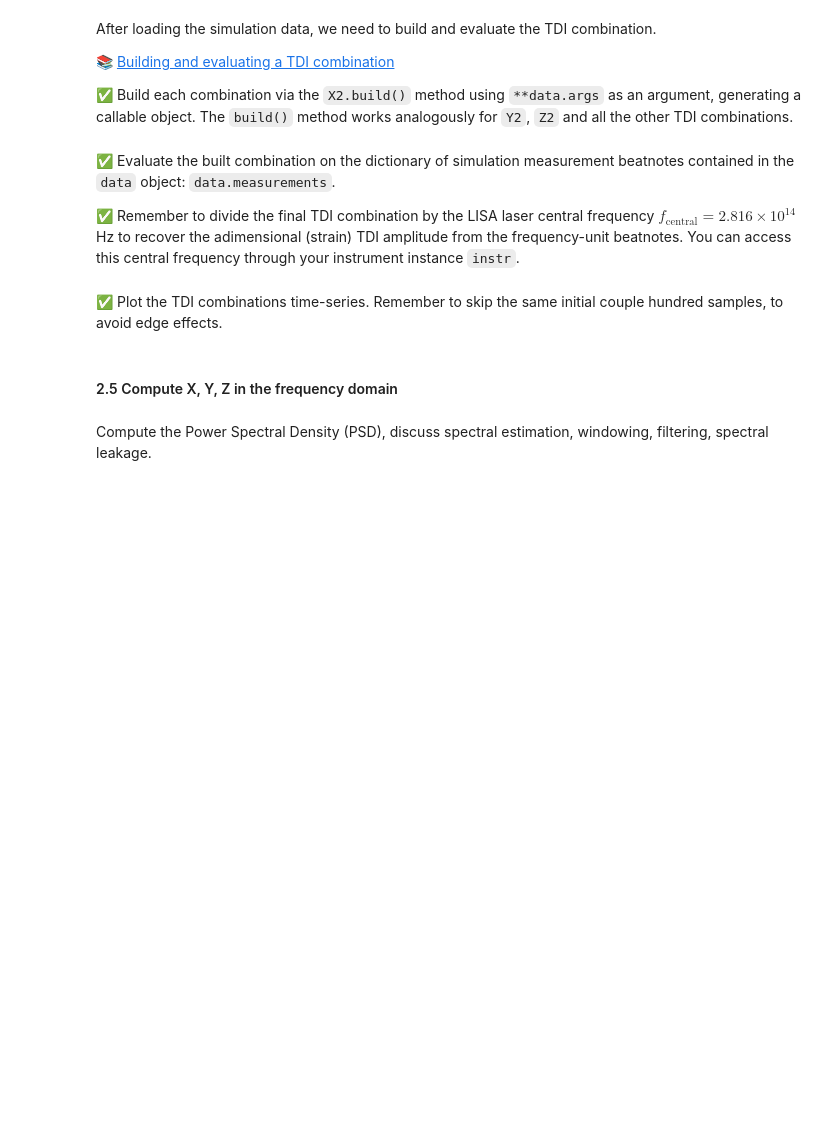
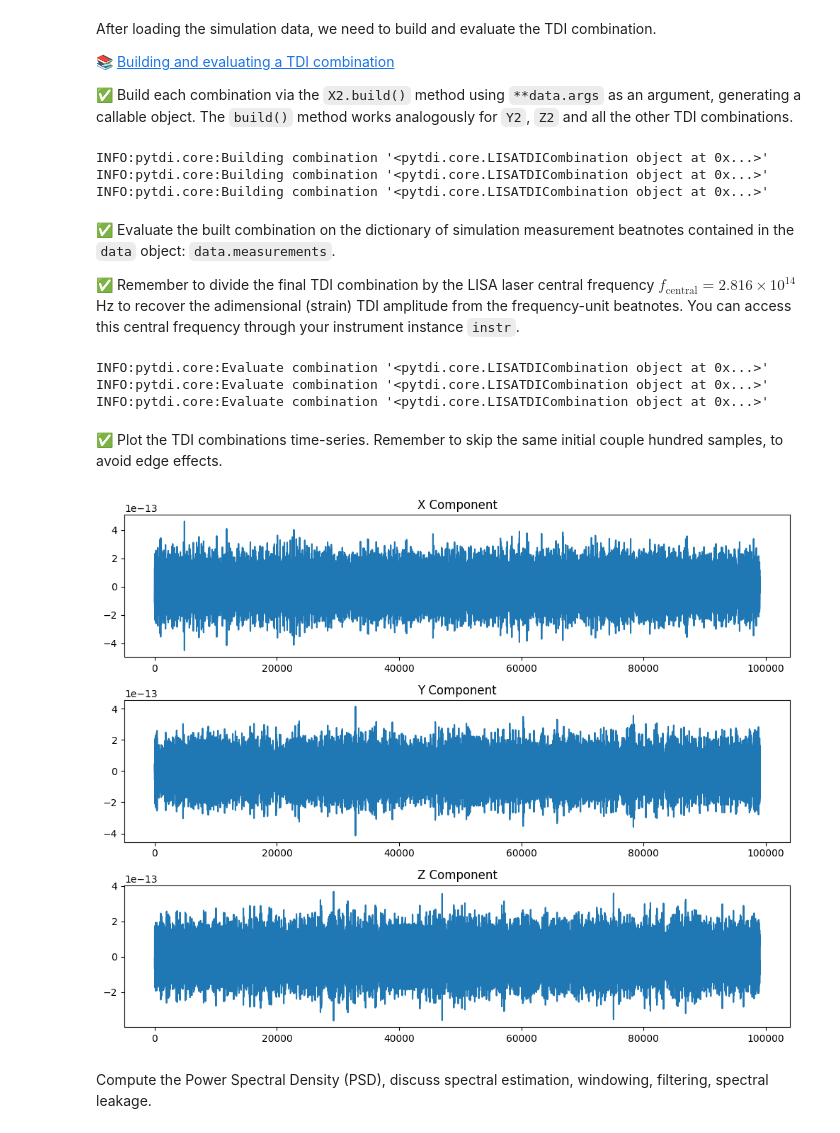
Before and after one commit to rplazevedo/lisa-data-workshop, a Jupyter notebook: Oct_7_Session_1_Data_Generation.ipynb, the cells around one changed output. Saved outputs shown, nothing was run; the diff lists cells and outputs as text; code cells hidden in the pictures; blank space fills up the shorter version.

Commit message:
Done up to Data Generation 2

```diff
--- a/Oct_7_Session_1_Data_Generation.ipynb
+++ b/Oct_7_Session_1_Data_Generation.ipynb
@@ -169,3 +244,5 @@ data = Data.from_instrument('measurements.h5')
 📚 [`Data.from_instrument()` documentation](https://lisa.pages.in2p3.fr/LDPG/wg6_inrep/pytdi/master/quickstart.html#data-from-lisa-instrument)
 # %%
 # data = Data.from_instrument(...)
+data = Data.from_instrument("basic-simulation.h5")
+data.args
@@ -179,18 +278,25 @@ After loading the simulation data, we need to build  and evaluate the TDI combin
 # %%
 # build the TDI combinations for X, Y and Z
 
-# X_built = X2.build(**data.args)
-# Y_built =
-# Z_built =
+X_built = X2.build(**data.args)
+Y_built = Y2.build(**data.args)
+Z_built = Z2.build(**data.args)
+# %% [output]
+INFO:pytdi.core:Building combination '<pytdi.core.LISATDICombination object at 0x...>'
+INFO:pytdi.core:Building combination '<pytdi.core.LISATDICombination object at 0x...>'
+INFO:pytdi.core:Building combination '<pytdi.core.LISATDICombination object at 0x...>'
 # %% [markdown]
 ✅ Evaluate the built combination on the dictionary of simulation measurement beatnotes contained in the `data` object: `data.measurements`.
 
 ✅ Remember to divide the final TDI combination by the LISA laser central frequency $f_\text{central} = 2.816 \times 10^{14}$ Hz to recover the adimensional (strain) TDI amplitude from the frequency-unit beatnotes. You can access this central frequency through your instrument instance `instr`.
 # %%
 # evaluate the TDI combination you just built on the measurement data
-
-# X = X_built()
-# Y =
-# Z =
+X = X_built(data.measurements) / instr.central_freq
+Y = Y_built(data.measurements) / instr.central_freq
+Z = Z_built(data.measurements) / instr.central_freq
+# %% [output]
+INFO:pytdi.core:Evaluate combination '<pytdi.core.LISATDICombination object at 0x...>'
+INFO:pytdi.core:Evaluate combination '<pytdi.core.LISATDICombination object at 0x...>'
+INFO:pytdi.core:Evaluate combination '<pytdi.core.LISATDICombination object at 0x...>'
 # %% [markdown]
 ✅ Plot the TDI combinations time-series. Remember to skip the same initial couple hundred samples, to avoid edge effects.
@@ -199,5 +303,24 @@ After loading the simulation data, we need to build  and evaluate the TDI combin
-# %% [markdown]
-#### 2.5 Compute X, Y, Z in the frequency domain
+# %%
+# plot here
+
+plt.figure(figsize=(10, 8))
+
+plt.subplot(3, 1, 1)
+plt.plot(X[1000:])
+plt.title('X Component')
+
+plt.subplot(3, 1, 2)
+plt.plot(Y[1000:])
+plt.title('Y Component')
+
+plt.subplot(3, 1, 3)
+plt.plot(Z[1000:])
+plt.title('Z Component')
+
+plt.tight_layout()
+plt.show()
+# %% [output]
+[figure, added]
 # %% [markdown]
 Compute the Power Spectral Density (PSD), discuss spectral estimation, windowing, filtering, spectral leakage.
 # %% [markdown]
```
Also changed, not shown: parts of 16 cells of this notebook, 1 other file.
